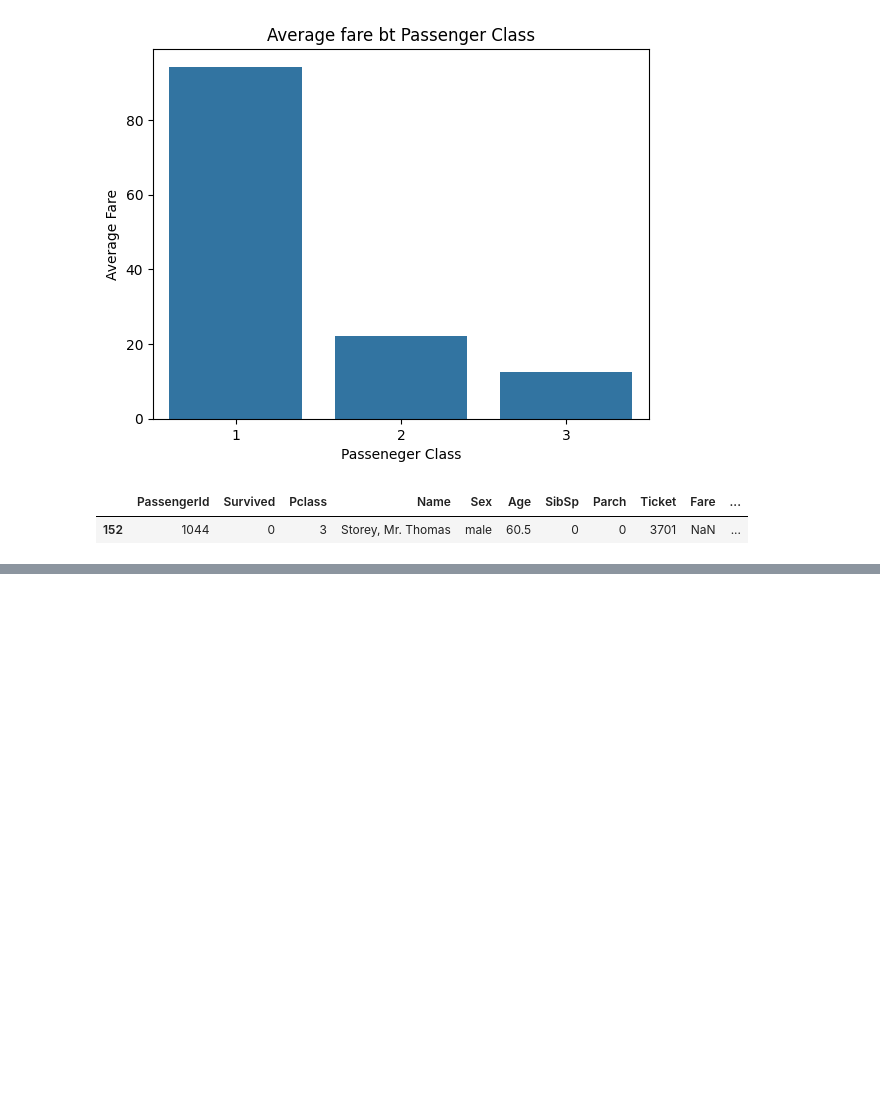
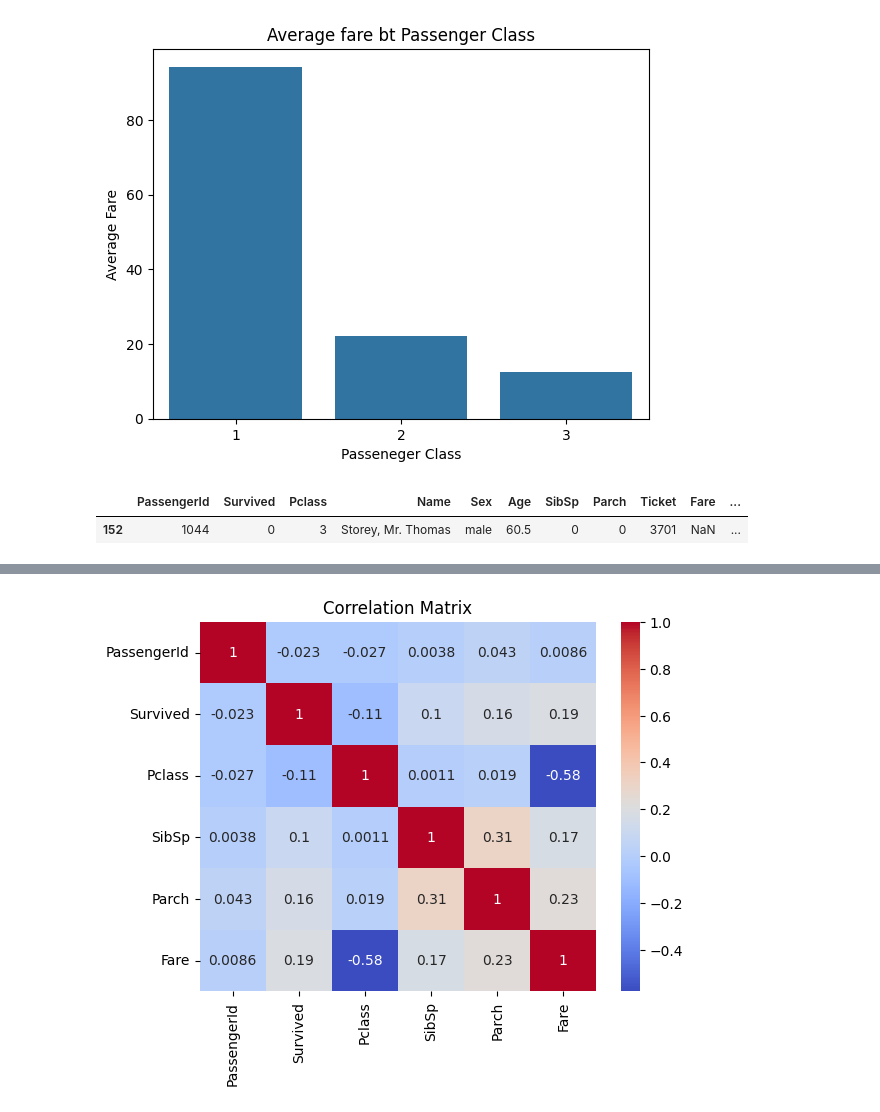
Before and after one commit to quantum-coderX/Titanic, a Jupyter notebook: Untitled.ipynb, the cells around one changed output, grey strips where cells are left out. Cells and saved outputs as stored; diff of their text form; code cells hidden in the pictures; blank space fills up the shorter version.

Commit message:
Added graphs and cleaned data in Untitled.ipynb and cleaned_tested.csv

```diff
--- a/Untitled.ipynb
+++ b/Untitled.ipynb
@@ -145,2 +152,6 @@ dtype: int64
 # %%
+
+numeric_df = df.select_dtypes(include=[np.number])
+Corre = numeric_df.corr()
 df.to_csv("cleaned_tested.csv", index=False)
+Corre
@@ -146,0 +166,6 @@ df.to_csv("cleaned_tested.csv", index=False)
+# %%
+sns.heatmap(Corre, annot=True,cmap='coolwarm')
+plt.title('Correlation Matrix')
+plt.show()
+# %% [output]
+[figure, added]
```
Also changed, not shown: parts of 4 cells of this notebook, 1 other file.
